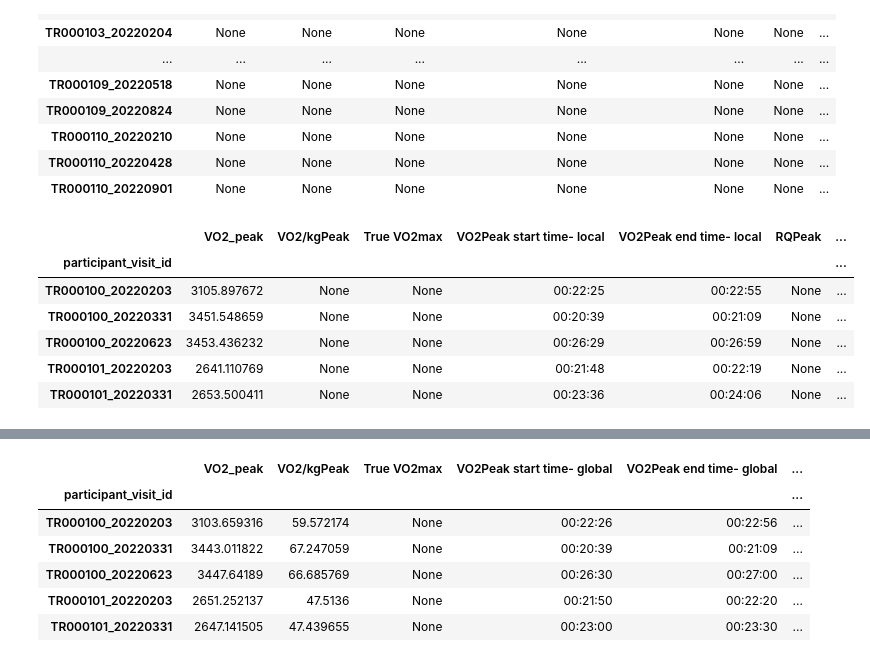
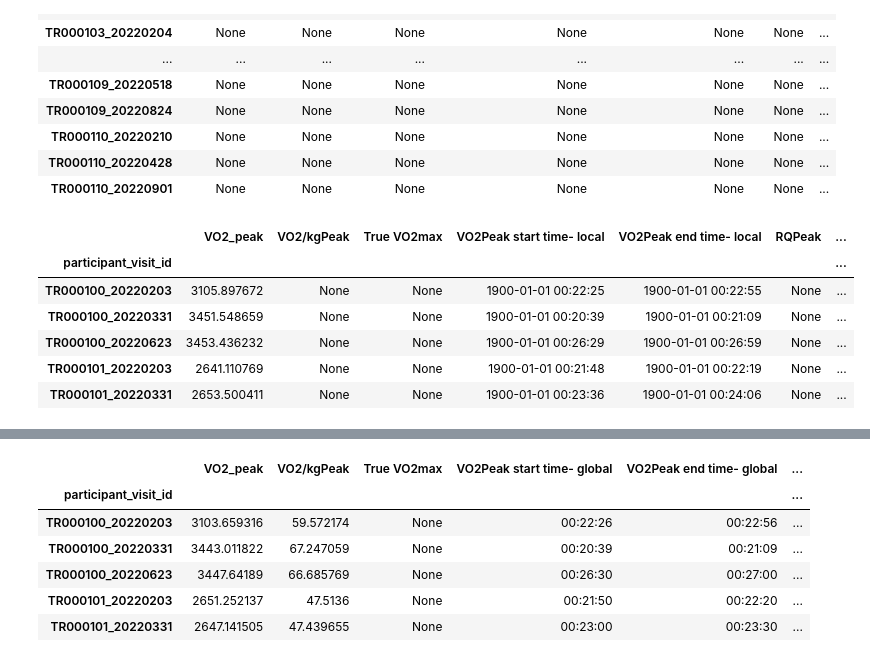
Before and after one commit to myschne/SI485Project, a Jupyter notebook: MIPACEFeatExt.ipynb, the cells around one changed output, grey strips where cells are left out. Saved outputs shown, nothing was run; the diff lists cells and outputs as text; code cells hidden in the pictures.

Commit message:
Peak values table almost done. Need to fix column names bigframe and stage numbers

```diff
--- a/MIPACEFeatExt.ipynb
+++ b/MIPACEFeatExt.ipynb
@@ -142,28 +141,28 @@ VO2_outcome_df['Visit Number'] = VO2_outcome_df.groupby('ID').cumcount()+1
 # %%
 
 def get_VO2_peak_and_time(id, test_df, VO2_outcome_df):
     #id = f'{test_df['participant_ID'][0]}_{test_df['visit_date'][0]}'
     #test_df['t'] = pd.to_datetime('1900-01-01 ' + test_df['t'], format='%Y-%m-%d %H:%M:%S')
     rolling_avg = test_df.rolling('30s', on='t')['VO2'].mean()
     max_avg = rolling_avg.max()
     end_index = rolling_avg.idxmax()
     end_time = test_df.loc[end_index, 't']
     start_index = test_df.loc[test_df['t'] <= end_time - pd.Timedelta(seconds=30)].index[-1]
     start_time = test_df.loc[start_index, 't']
     VO2_outcome_df.loc[id, 'VO2_peak'] = max_avg
-    VO2_outcome_df.loc[id, 'VO2Peak start time- local'] = start_time.strftime('%H:%M:%S')
-    VO2_outcome_df.loc[id, 'VO2Peak end time- local'] = end_time.strftime('%H:%M:%S')
+    VO2_outcome_df.loc[id, 'VO2Peak start time- local'] = start_time
+    VO2_outcome_df.loc[id, 'VO2Peak end time- local'] = end_time
     return
 
 for id, df in participant_df.items():
     get_VO2_peak_and_time(id, df, VO2_outcome_df)
 
 VO2_outcome_df.head()
 # %% [output]
 |  | VO2_peak | VO2/kgPeak | True VO2max | VO2Peak start time- local | VO2Peak end time- local | RQPeak | ... |
 | participant_visit_id |  |  |  |  |  |  | ... |
-| TR000100_20220203 | 3105.897672 | None | None | 00:22:25 | 00:22:55 | None | ... |
-| TR000100_20220331 | 3451.548659 | None | None | 00:20:39 | 00:21:09 | None | ... |
-| TR000100_20220623 | 3453.436232 | None | None | 00:26:29 | 00:26:59 | None | ... |
-| TR000101_20220203 | 2641.110769 | None | None | 00:21:48 | 00:22:19 | None | ... |
-| TR000101_20220331 | 2653.500411 | None | None | 00:23:36 | 00:24:06 | None | ... |
+| TR000100_20220203 | 3105.897672 | None | None | 1900-01-01 00:22:25 | 1900-01-01 00:22:55 | None | ... |
+| TR000100_20220331 | 3451.548659 | None | None | 1900-01-01 00:20:39 | 1900-01-01 00:21:09 | None | ... |
+| TR000100_20220623 | 3453.436232 | None | None | 1900-01-01 00:26:29 | 1900-01-01 00:26:59 | None | ... |
+| TR000101_20220203 | 2641.110769 | None | None | 1900-01-01 00:21:48 | 1900-01-01 00:22:19 | None | ... |
+| TR000101_20220331 | 2653.500411 | None | None | 1900-01-01 00:23:36 | 1900-01-01 00:24:06 | None | ... |
```
Also changed, not shown: parts of 3 cells of this notebook.
